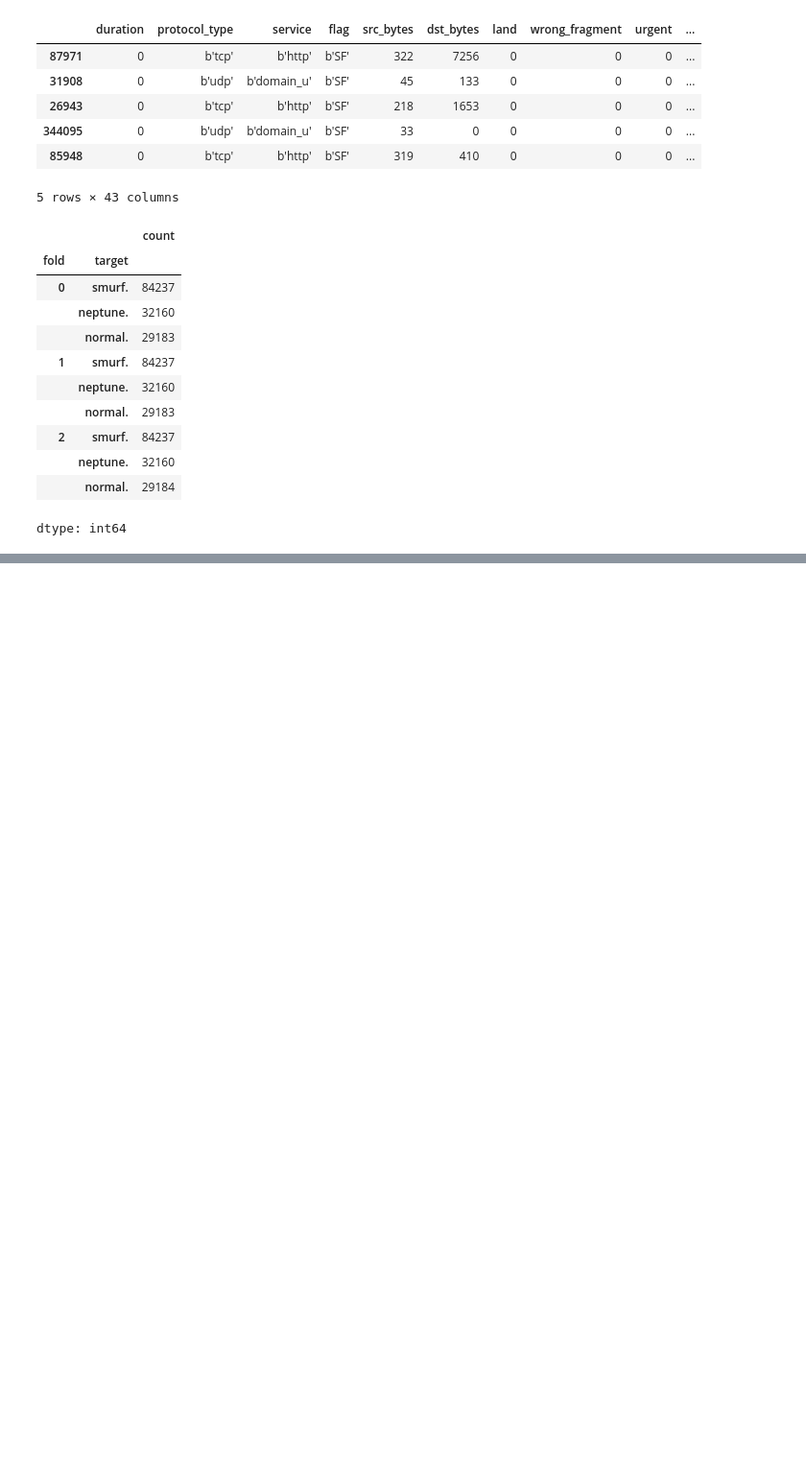
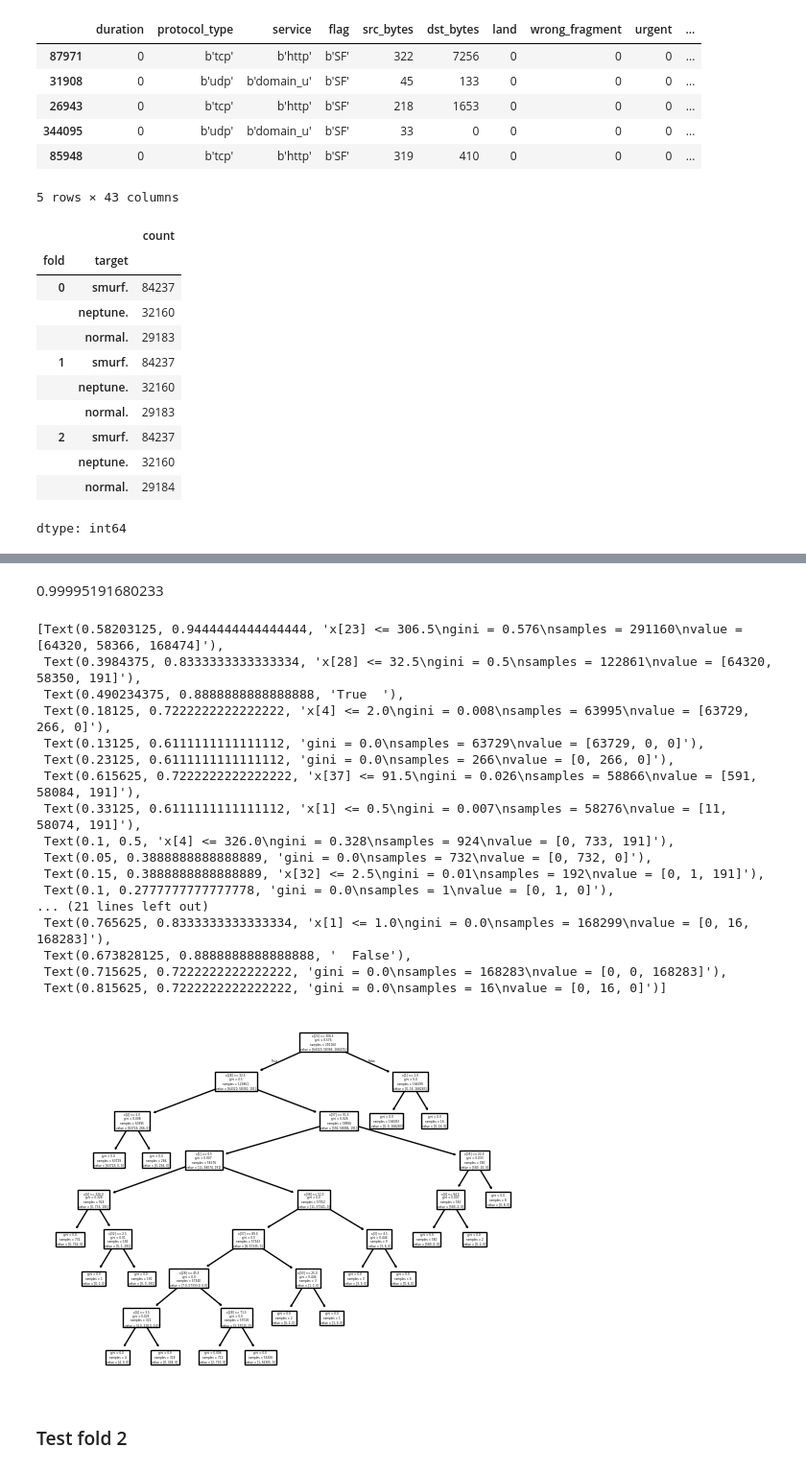
Before and after one commit to Frasierzzz/DPDM2024, a Jupyter notebook: Classification_(dpdm24).ipynb, the cells around one changed output, grey strips where cells are left out. Shown at 96% size. Cells and saved outputs as stored; diff of their text form; code cells hidden in the pictures; blank space fills up the shorter version.

```diff
--- a/Classification_(dpdm24).ipynb
+++ b/Classification_(dpdm24).ipynb
@@ -250,0 +477,18 @@ dtype: int64
+# %%
+# 2. Define model spec
+Tree2_fold1 = tree.DecisionTreeClassifier(max_depth=8, min_samples_split=2, random_state=14)
+# %%
+# 3. Train model
+X_train1 = train_df_fold1.drop(['target', 'fold'], axis=1)
+Y_train1 = train_df_fold1['target']
+X_val1 = val_df_fold1.drop(['target', 'fold'], axis=1)
+Y_val1 = val_df_fold1['target']
+Tree2_fold1.fit(X_train1,Y_train1) # X is record & Y is answer to train
+
+# 4. Predict-Evaluate
+from sklearn.metrics import classification_report, accuracy_score
+Y_val_hat1 = Tree2_fold1.predict(X_val1)
+accuracy_fold1 = accuracy_score(Y_val1, Y_val_hat1)
+
+print(accuracy_fold1)
+print(classification_report(Y_val1, Y_val_hat1))
@@ -250,0 +506,25 @@ dtype: int64
+# %% [markdown]
+0.99995191680233
+# %%
+tree.plot_tree(Tree2_fold1)
+# %% [output]
+[Text(0.58203125, 0.9444444444444444, 'x[23] <= 306.5\ngini = 0.576\nsamples = 291160\nvalue = [64320, 58366, 168474]'),
+ Text(0.3984375, 0.8333333333333334, 'x[28] <= 32.5\ngini = 0.5\nsamples = 122861\nvalue = [64320, 58350, 191]'),
+ Text(0.490234375, 0.8888888888888888, 'True  '),
+ Text(0.18125, 0.7222222222222222, 'x[4] <= 2.0\ngini = 0.008\nsamples = 63995\nvalue = [63729, 266, 0]'),
+ Text(0.13125, 0.6111111111111112, 'gini = 0.0\nsamples = 63729\nvalue = [63729, 0, 0]'),
+ Text(0.23125, 0.6111111111111112, 'gini = 0.0\nsamples = 266\nvalue = [0, 266, 0]'),
+ Text(0.615625, 0.7222222222222222, 'x[37] <= 91.5\ngini = 0.026\nsamples = 58866\nvalue = [591, 58084, 191]'),
+ Text(0.33125, 0.6111111111111112, 'x[1] <= 0.5\ngini = 0.007\nsamples = 58276\nvalue = [11, 58074, 191]'),
+ Text(0.1, 0.5, 'x[4] <= 326.0\ngini = 0.328\nsamples = 924\nvalue = [0, 733, 191]'),
+ Text(0.05, 0.3888888888888889, 'gini = 0.0\nsamples = 732\nvalue = [0, 732, 0]'),
+ Text(0.15, 0.3888888888888889, 'x[32] <= 2.5\ngini = 0.01\nsamples = 192\nvalue = [0, 1, 191]'),
+ Text(0.1, 0.2777777777777778, 'gini = 0.0\nsamples = 1\nvalue = [0, 1, 0]'),
+... (21 lines left out)
+ Text(0.765625, 0.8333333333333334, 'x[1] <= 1.0\ngini = 0.0\nsamples = 168299\nvalue = [0, 16, 168283]'),
+ Text(0.673828125, 0.8888888888888888, '  False'),
+ Text(0.715625, 0.7222222222222222, 'gini = 0.0\nsamples = 168283\nvalue = [0, 0, 168283]'),
+ Text(0.815625, 0.7222222222222222, 'gini = 0.0\nsamples = 16\nvalue = [0, 16, 0]')]
+[figure, added]
+# %% [markdown]
+### Test fold 2
```
Also changed, not shown: parts of 38 cells of this notebook.
